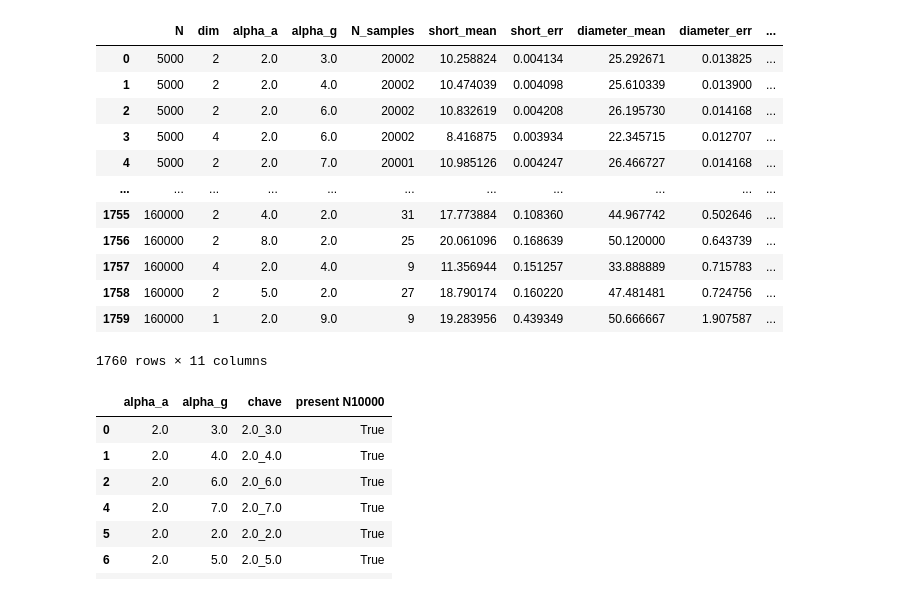
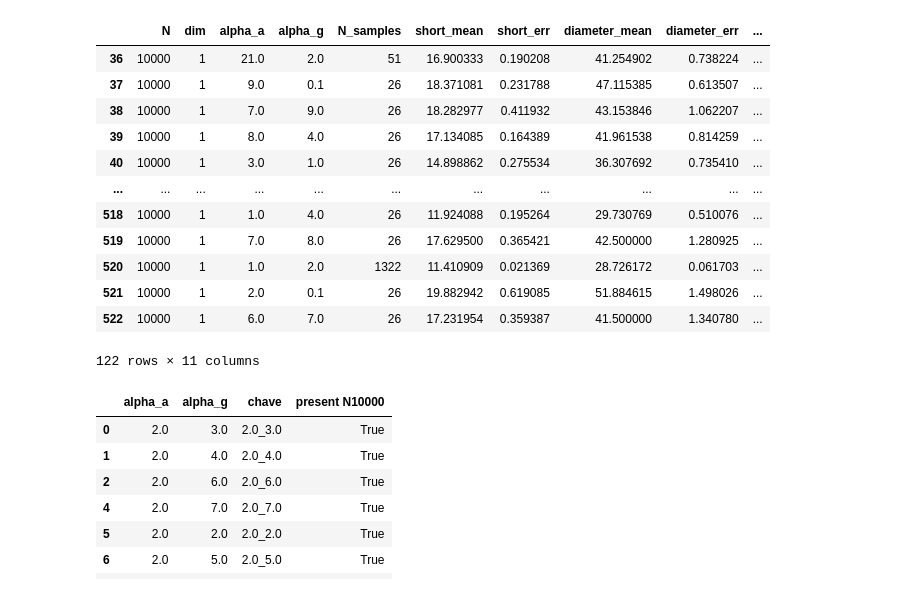
Before and after one commit to JuniorAlencar/TsallisNetwork, a Jupyter notebook: scripts/jupyter/shortespath.ipynb, the cells around one changed output. Saved outputs shown, nothing was run; the diff lists cells and outputs as text; code cells hidden in the pictures.

```diff
--- a/scripts/jupyter/shortespath.ipynb
+++ b/scripts/jupyter/shortespath.ipynb
@@ -42,17 +42,18 @@ all_data(N, dim, 2)
 # %%
 df_concat = pd.read_csv("../../data/all_data.txt",delimiter=' ')
-df_concat
+df_1 = df_concat[df_concat["N"]==10000]
+df_1[df_1["dim"]==1]
 # %% [output]
 |  | N | dim | alpha_a | alpha_g | N_samples | short_mean | short_err | diameter_mean | diameter_err | ... |
-| 0 | 5000 | 2 | 2.0 | 3.0 | 20002 | 10.258824 | 0.004134 | 25.292671 | 0.013825 | ... |
-| 1 | 5000 | 2 | 2.0 | 4.0 | 20002 | 10.474039 | 0.004098 | 25.610339 | 0.013900 | ... |
-| 2 | 5000 | 2 | 2.0 | 6.0 | 20002 | 10.832619 | 0.004208 | 26.195730 | 0.014168 | ... |
-| 3 | 5000 | 4 | 2.0 | 6.0 | 20002 | 8.416875 | 0.003934 | 22.345715 | 0.012707 | ... |
-| 4 | 5000 | 2 | 2.0 | 7.0 | 20001 | 10.985126 | 0.004247 | 26.466727 | 0.014168 | ... |
+| 36 | 10000 | 1 | 21.0 | 2.0 | 51 | 16.900333 | 0.190208 | 41.254902 | 0.738224 | ... |
+| 37 | 10000 | 1 | 9.0 | 0.1 | 26 | 18.371081 | 0.231788 | 47.115385 | 0.613507 | ... |
+| 38 | 10000 | 1 | 7.0 | 9.0 | 26 | 18.282977 | 0.411932 | 43.153846 | 1.062207 | ... |
+| 39 | 10000 | 1 | 8.0 | 4.0 | 26 | 17.134085 | 0.164389 | 41.961538 | 0.814259 | ... |
+| 40 | 10000 | 1 | 3.0 | 1.0 | 26 | 14.898862 | 0.275534 | 36.307692 | 0.735410 | ... |
 | ... | ... | ... | ... | ... | ... | ... | ... | ... | ... | ... |
-| 1755 | 160000 | 2 | 4.0 | 2.0 | 31 | 17.773884 | 0.108360 | 44.967742 | 0.502646 | ... |
-| 1756 | 160000 | 2 | 8.0 | 2.0 | 25 | 20.061096 | 0.168639 | 50.120000 | 0.643739 | ... |
-| 1757 | 160000 | 4 | 2.0 | 4.0 | 9 | 11.356944 | 0.151257 | 33.888889 | 0.715783 | ... |
-| 1758 | 160000 | 2 | 5.0 | 2.0 | 27 | 18.790174 | 0.160220 | 47.481481 | 0.724756 | ... |
-| 1759 | 160000 | 1 | 2.0 | 9.0 | 9 | 19.283956 | 0.439349 | 50.666667 | 1.907587 | ... |
+| 518 | 10000 | 1 | 1.0 | 4.0 | 26 | 11.924088 | 0.195264 | 29.730769 | 0.510076 | ... |
+| 519 | 10000 | 1 | 7.0 | 8.0 | 26 | 17.629500 | 0.365421 | 42.500000 | 1.280925 | ... |
+| 520 | 10000 | 1 | 1.0 | 2.0 | 1322 | 11.410909 | 0.021369 | 28.726172 | 0.061703 | ... |
+| 521 | 10000 | 1 | 2.0 | 0.1 | 26 | 19.882942 | 0.619085 | 51.884615 | 1.498026 | ... |
+| 522 | 10000 | 1 | 6.0 | 7.0 | 26 | 17.231954 | 0.359387 | 41.500000 | 1.340780 | ... |
-1760 rows × 11 columns
+122 rows × 11 columns
```
Also changed, not shown: parts of 3 cells of this notebook, 2 other files.
